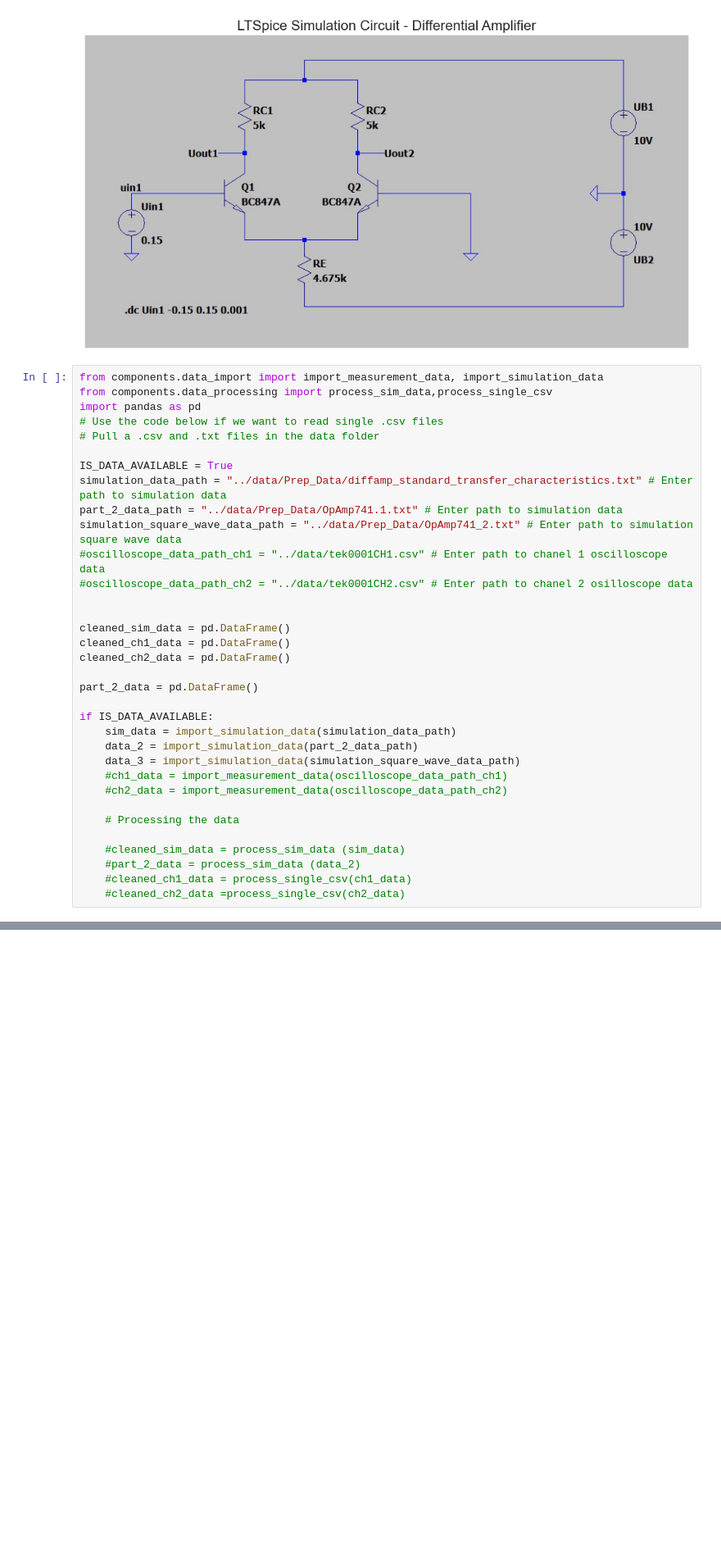
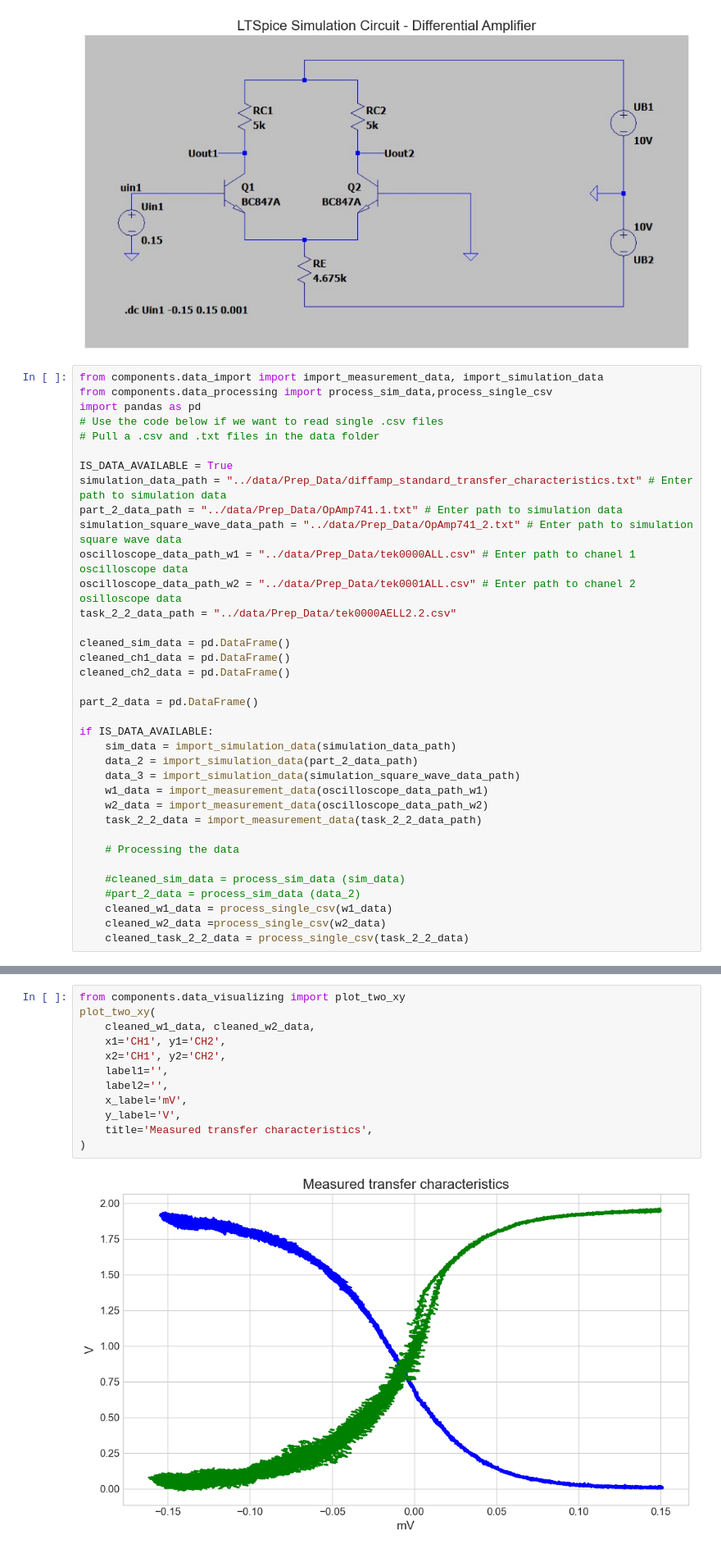
Before and after one commit to Ashu-NT/power_electronics_lab, a Jupyter notebook: src/Lab_3.ipynb, the cells around one changed output, grey strips where cells are left out. Shown at 82% size. Cells and saved outputs as stored; diff of their text form; blank space fills up the shorter version.

```diff
--- a/src/Lab_3.ipynb
+++ b/src/Lab_3.ipynb
@@ -77,9 +77,9 @@ IS_DATA_AVAILABLE = True
 simulation_data_path = "../data/Prep_Data/diffamp_standard_transfer_characteristics.txt" # Enter path to simulation data
 part_2_data_path = "../data/Prep_Data/OpAmp741.1.txt" # Enter path to simulation data
 simulation_square_wave_data_path = "../data/Prep_Data/OpAmp741_2.txt" # Enter path to simulation square wave data
-#oscilloscope_data_path_ch1 = "../data/tek0001CH1.csv" # Enter path to chanel 1 oscilloscope data
-#oscilloscope_data_path_ch2 = "../data/tek0001CH2.csv" # Enter path to chanel 2 osilloscope data
-
+oscilloscope_data_path_w1 = "../data/Prep_Data/tek0000ALL.csv" # Enter path to chanel 1 oscilloscope data
+oscilloscope_data_path_w2 = "../data/Prep_Data/tek0001ALL.csv" # Enter path to chanel 2 osilloscope data
+task_2_2_data_path = "../data/Prep_Data/tek0000AELL2.2.csv"
 
 cleaned_sim_data = pd.DataFrame()
 cleaned_ch1_data = pd.DataFrame()
@@ -91,13 +91,15 @@ if IS_DATA_AVAILABLE:
     sim_data = import_simulation_data(simulation_data_path)
     data_2 = import_simulation_data(part_2_data_path)
     data_3 = import_simulation_data(simulation_square_wave_data_path)
-    #ch1_data = import_measurement_data(oscilloscope_data_path_ch1)
-    #ch2_data = import_measurement_data(oscilloscope_data_path_ch2)
+    w1_data = import_measurement_data(oscilloscope_data_path_w1)
+    w2_data = import_measurement_data(oscilloscope_data_path_w2)
+    task_2_2_data = import_measurement_data(task_2_2_data_path)
 
     # Processing the data
 
     #cleaned_sim_data = process_sim_data (sim_data)
     #part_2_data = process_sim_data (data_2)
-    #cleaned_ch1_data = process_single_csv(ch1_data)
-    #cleaned_ch2_data =process_single_csv(ch2_data)
+    cleaned_w1_data = process_single_csv(w1_data)
+    cleaned_w2_data =process_single_csv(w2_data)
+    cleaned_task_2_2_data = process_single_csv(task_2_2_data)
 # %% [output]
@@ -143,0 +200,14 @@ if PLOT_MULTI_SIM_DATA:
+# %%
+from components.data_visualizing import plot_two_xy
+plot_two_xy(
+    cleaned_w1_data, cleaned_w2_data,
+    x1='CH1', y1='CH2',
+    x2='CH1', y2='CH2',
+    label1='',
+    label2='',
+    x_label='mV',
+    y_label='V',
+    title='Measured transfer characteristics',
+)
+# %% [output]
+[figure, added]
```
Also changed, not shown: parts of 16 cells of this notebook, 5 other files.
